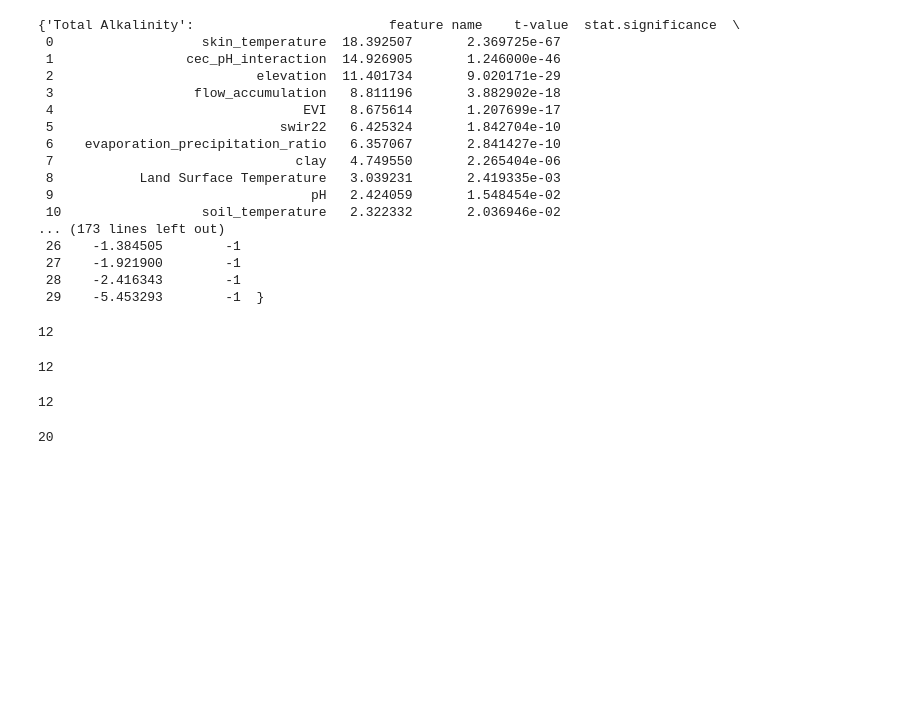
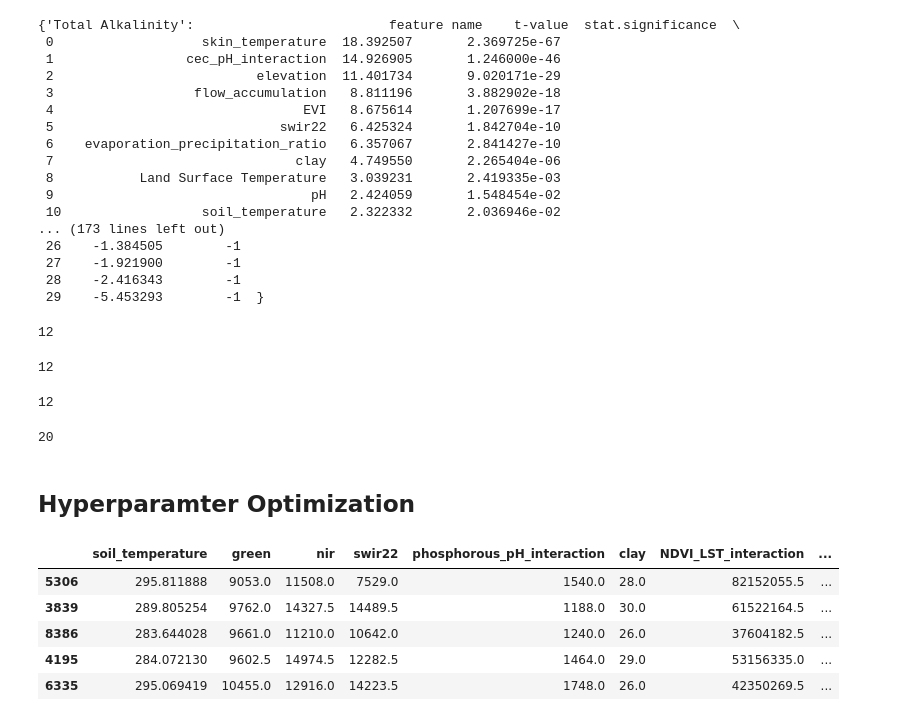
Before and after one commit to rohan-projects01/EY-AI-And-Data-Challenge, a Jupyter notebook: models/ridge.ipynb, the cells around one changed output. Drawn from its saved outputs; the diff is of its cells as text; code cells hidden in the pictures; blank space fills up the shorter version.

```diff
--- a/models/logistic_regression.ipynb
+++ b/models/ridge.ipynb
@@ -186,3 +186,19 @@ selected_feats = list(set(alk_feats + elec_feats + drp_feats))
 len(selected_feats)
 # %% [output]
 20
+# %% [markdown]
+## **Hyperparamter Optimization**
+# %%
+# Define new X_train and X_test based on feature selection results
+
+X_train_fe = X_train[selected_feats]
+X_test_fe = X_test[selected_feats]
+
+X_train_fe.head()
+# %% [output]
+|  | soil_temperature | green | nir | swir22 | phosphorous_pH_interaction | clay | NDVI_LST_interaction | ... |
+| 5306 | 295.811888 | 9053.0 | 11508.0 | 7529.0 | 1540.0 | 28.0 | 82152055.5 | ... |
+| 3839 | 289.805254 | 9762.0 | 14327.5 | 14489.5 | 1188.0 | 30.0 | 61522164.5 | ... |
+| 8386 | 283.644028 | 9661.0 | 11210.0 | 10642.0 | 1240.0 | 26.0 | 37604182.5 | ... |
+| 4195 | 284.072130 | 9602.5 | 14974.5 | 12282.5 | 1464.0 | 29.0 | 53156335.0 | ... |
+| 6335 | 295.069419 | 10455.0 | 12916.0 | 14223.5 | 1748.0 | 26.0 | 42350269.5 | ... |
```
Also changed, not shown: parts of 2 cells of this notebook.
